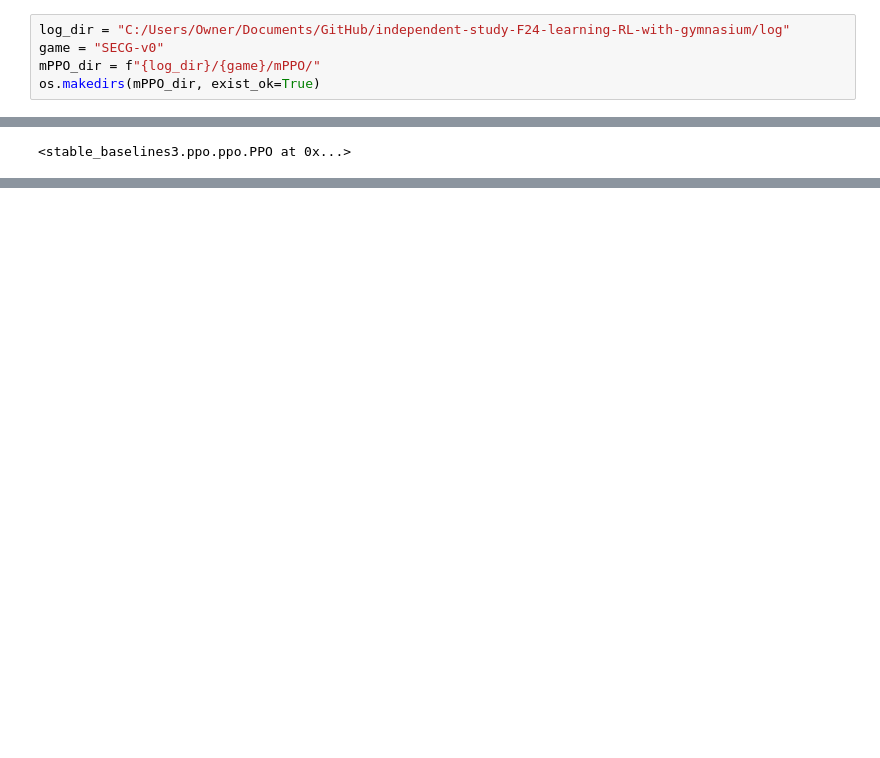
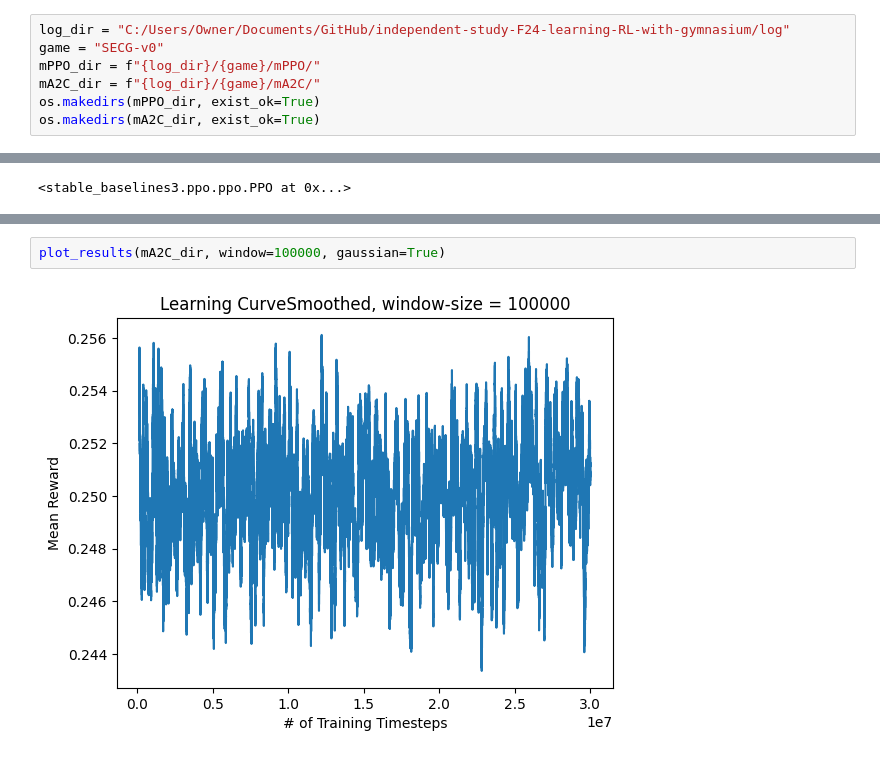
Before and after one commit to EvanMcCormick37/independent-study-F24-learning-RL-with-gymnasium, a Jupyter notebook: SimplifiedEmbodiedCommunicationGame.ipynb, the cells around one changed output, grey strips where cells are left out. Drawn from its saved outputs; the diff is of its cells as text; blank space fills up the shorter version.

```diff
--- a/SimplifiedEmbodiedCommunicationGame.ipynb
+++ b/SimplifiedEmbodiedCommunicationGame.ipynb
@@ -241,7 +241,9 @@ Passed Parallel API test
 log_dir = "C:/Users/Owner/Documents/GitHub/independent-study-F24-learning-RL-with-gymnasium/log"
 game = "SECG-v0"
 mPPO_dir = f"{log_dir}/{game}/mPPO/"
+mA2C_dir = f"{log_dir}/{game}/mA2C/"
 os.makedirs(mPPO_dir, exist_ok=True)
+os.makedirs(mA2C_dir, exist_ok=True)
 # %%
 ## One weird error I encountered was that it told me
 env = ss.pettingzoo_env_to_vec_env_v1(env)
@@ -279,0 +320,4 @@ plot_results(mPPO_dir, window=25000, gaussian=True, title="SECG-v0 PPO Learning
+# %%
+plot_results(mA2C_dir, window=100000, gaussian=True)
+# %% [output]
+[figure, added]
```
Also changed, not shown: parts of 8 cells of this notebook, 4 other files.
